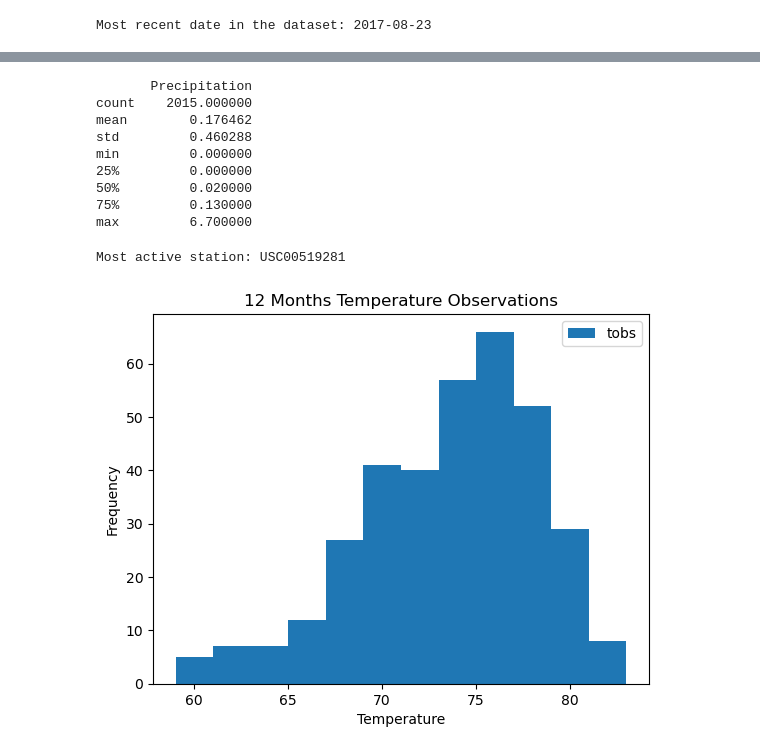
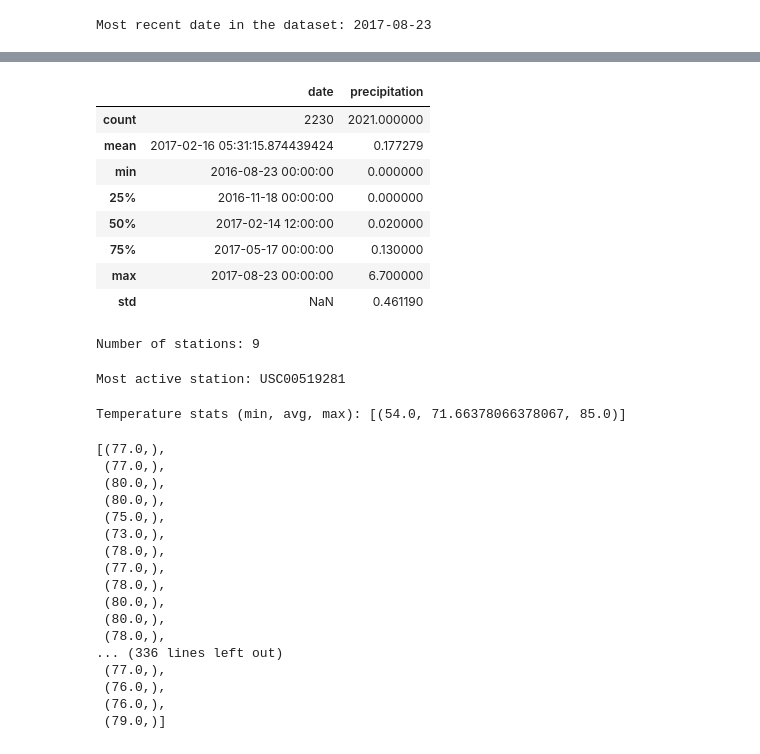
Before and after one commit to zara5961/sqlalchemy-challenge, a Jupyter notebook: SurfsUp/climate_starter.ipynb, the cells around one changed output, grey strips where cells are left out. Saved outputs shown, nothing was run; the diff lists cells and outputs as text; code cells hidden in the pictures.

```diff
--- a/SurfsUp/climate_starter.ipynb
+++ b/SurfsUp/climate_starter.ipynb
@@ -56,14 +72,21 @@ plt.show()
 # %%
-# Print summary statistics
-print(precipitation_df.describe())
+
+# Summary statistics for the precipitation data
+precipitation_df.describe()
 # %% [output]
-       Precipitation
-count    2015.000000
-mean        0.176462
-std         0.460288
-min         0.000000
-25%         0.000000
-50%         0.020000
-75%         0.130000
-max         6.700000
+|  | date | precipitation |
+| count | 2230 | 2021.000000 |
+| mean | 2017-02-16 05:31:15.874439424 | 0.177279 |
+| min | 2016-08-23 00:00:00 | 0.000000 |
+| 25% | 2016-11-18 00:00:00 | 0.000000 |
+| 50% | 2017-02-14 12:00:00 | 0.020000 |
+| 75% | 2017-05-17 00:00:00 | 0.130000 |
+| max | 2017-08-23 00:00:00 | 6.700000 |
+| std | NaN | 0.461190 |
+# %%
+# Query to find the number of stations
+num_stations = session.query(func.count(Station.station)).scalar()
+print(f"Number of stations: {num_stations}")
+# %% [output]
+Number of stations: 9
 # %%
@@ -76,19 +96,33 @@ most_active_station = active_stations[0][0]
 print(f"Most active station: {most_active_station}")
 # %% [output]
 Most active station: USC00519281
+# %%
+
+# Query to find the min, max, and average temperature for the most active station
+temperature_stats = session.query(func.min(Measurement.tobs), func.avg(Measurement.tobs), func.max(Measurement.tobs)).filter(Measurement.station == most_active_station).all()
+print(f"Temperature stats (min, avg, max): {temperature_stats}")
+# %% [output]
+Temperature stats (min, avg, max): [(54.0, 71.66378066378067, 85.0)]
 # %%
-# Query the temperature observations for the most active station in the last 12 months
-tobs_data = session.query(Measurement.tobs).filter(Measurement.station == most_active_station)\
-                                           .filter(Measurement.date >= one_year_ago).all()
 
-# Convert to DataFrame
-tobs_df = pd.DataFrame(tobs_data, columns=['tobs'])
-
-# Plot a histogram
-tobs_df.plot.hist(bins=12)
-plt.title("12 Months Temperature Observations")
-plt.xlabel("Temperature")
-plt.ylabel("Frequency")
-plt.show()
+# Query to get the last 12 months of temperature observation data for the most active station
+tobs_data = session.query(Measurement.tobs).filter(Measurement.station == most_active_station).filter(Measurement.date >= '2016-08-23').all()
+tobs_data
 # %% [output]
-[figure, removed]
+[(77.0,),
+ (77.0,),
+ (80.0,),
+ (80.0,),
+ (75.0,),
+ (73.0,),
+ (78.0,),
+ (77.0,),
+ (78.0,),
+ (80.0,),
+ (80.0,),
+ (78.0,),
+... (336 lines left out)
+ (77.0,),
+ (76.0,),
+ (76.0,),
+ (79.0,)]
```
Also changed, not shown: parts of 10 cells of this notebook, 1 other file.
